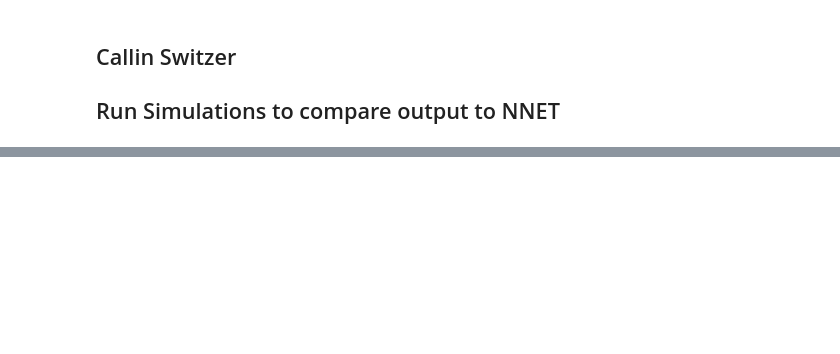
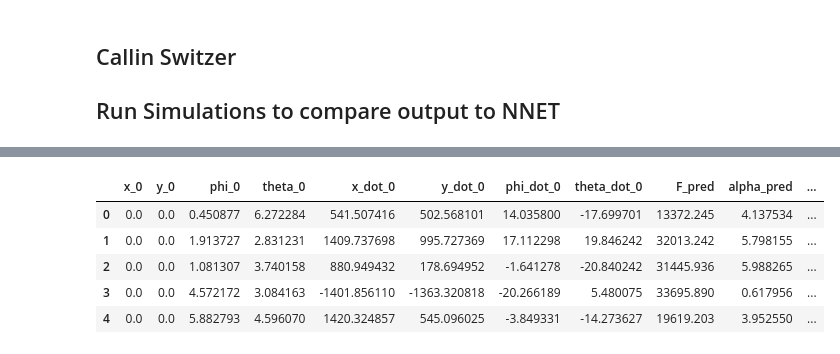
Before and after one commit to nifti-coe/ODE_Python, a Jupyter notebook: 005_RunSimulation_FromNNET.ipynb, the cells around one changed output, grey strips where cells are left out. Saved outputs shown, nothing was run; the diff lists cells and outputs as text; code cells hidden in the pictures; blank space fills up the shorter version.

```diff
--- a/005_RunSimulation_FromNNET.ipynb
+++ b/005_RunSimulation_FromNNET.ipynb
@@ -84,0 +194,10 @@ elapsed time =  2.109321355819702
+# %%
+# align newDF with old DF
+testDF.head()
+# %% [output]
+|  | x_0 | y_0 | phi_0 | theta_0 | x_dot_0 | y_dot_0 | phi_dot_0 | theta_dot_0 | F_pred | alpha_pred | ... |
+| 0 | 0.0 | 0.0 | 0.450877 | 6.272284 | 541.507416 | 502.568101 | 14.035800 | -17.699701 | 13372.245 | 4.137534 | ... |
+| 1 | 0.0 | 0.0 | 1.913727 | 2.831231 | 1409.737698 | 995.727369 | 17.112298 | 19.846242 | 32013.242 | 5.798155 | ... |
+| 2 | 0.0 | 0.0 | 1.081307 | 3.740158 | 880.949432 | 178.694952 | -1.641278 | -20.840242 | 31445.936 | 5.988265 | ... |
+| 3 | 0.0 | 0.0 | 4.572172 | 3.084163 | -1401.856110 | -1363.320818 | -20.266189 | 5.480075 | 33695.890 | 0.617956 | ... |
+| 4 | 0.0 | 0.0 | 5.882793 | 4.596070 | 1420.324857 | 545.096025 | -3.849331 | -14.273627 | 19619.203 | 3.952550 | ... |
```
Also changed, not shown: parts of 24 cells of this notebook, 1 other file.
